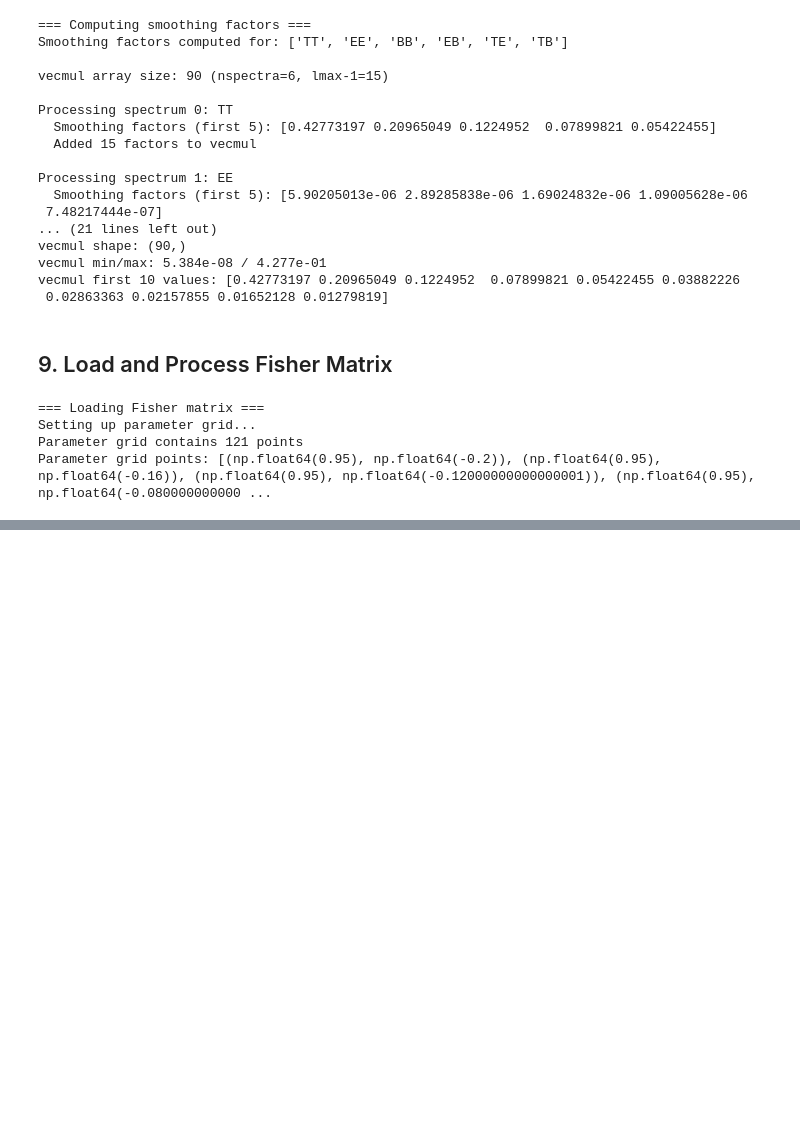
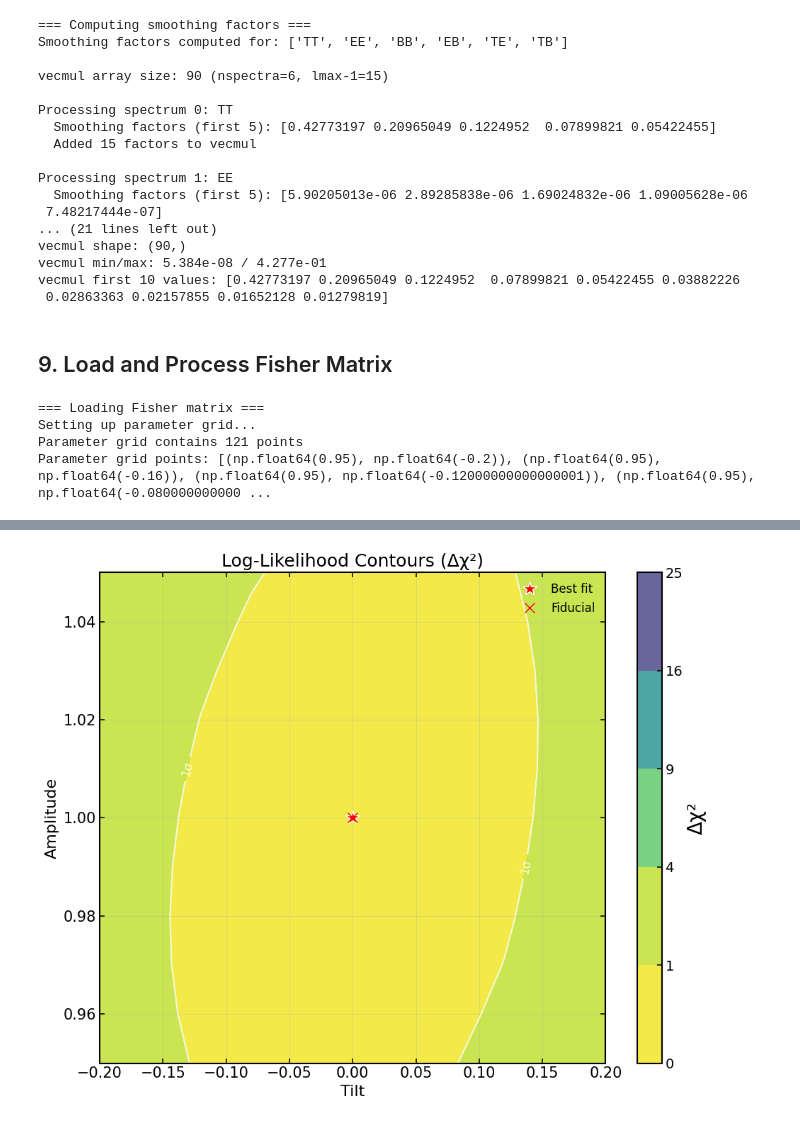
Before and after one commit to ggalloni/CosmoForge, a Jupyter notebook: src/cosmoforge.picslike/notebooks/TQU_PB_like.ipynb, the cells around one changed output, grey strips where cells are left out. Saved outputs shown, nothing was run; the diff lists cells and outputs as text; code cells hidden in the pictures; blank space fills up the shorter version.

```diff
--- a/src/cosmoforge.picslike/notebooks/TQU_PB_like.ipynb
+++ b/src/cosmoforge.picslike/notebooks/TQU_PB_like.ipynb
@@ -547,5 +547,7 @@ Minimum χ² = -722.54
 Contour plot with confidence intervals displayed.
 # %%
-# full_like = PICSLike(param_file)
+# Equivalent to running the full likelihood in one step
+print("=== Running full likelihood ===")
+full_like = PICSLike(param_file)
 
-# full_like.run()
+full_like.run()
@@ -561,0 +572,81 @@ Contour plot with confidence intervals displayed.
+# %%
+# Create contour plot for log-likelihood
+fig, ax = plt.subplots(figsize=(10, 8))
+
+# Prepare the data
+chi2_mean = chi2_values.mean(axis=-1)
+delta_chi2 = chi2_mean - chi2_mean.min()
+
+# Create coordinate grids
+tilt_grid, amp_grid = np.meshgrid(
+    full_like.parameter_ranges["tilt"], full_like.parameter_ranges["amplitude"]
+)
+
+# Create filled contour plot
+contour_levels = [0, 1, 4, 9, 16, 25]  # Corresponding to 0σ, 1σ, 2σ, 3σ, 4σ, 5σ
+contourf = ax.contourf(
+    tilt_grid, amp_grid, delta_chi2, levels=contour_levels, cmap="viridis_r", alpha=0.8
+)
+
+# Add contour lines
+contour_lines = ax.contour(
+    tilt_grid,
+    amp_grid,
+    delta_chi2,
+    levels=contour_levels,
+    colors="white",
+    linewidths=1.5,
+    alpha=0.8,
+)
+
+# Add contour labels
+ax.clabel(contour_lines, inline=True, fontsize=12, fmt="%dσ")
+
+# Find and mark the best-fit point
+min_idx = np.unravel_index(np.argmin(chi2_mean), chi2_mean.shape)
+best_tilt = full_like.parameter_ranges["tilt"][min_idx[1]]
+best_amp = full_like.parameter_ranges["amplitude"][min_idx[0]]
+
+ax.plot(
+    best_tilt,
+    best_amp,
+    "r*",
+    markersize=15,
+    label="Best fit",
+    markeredgecolor="white",
+    markeredgewidth=1,
+)
+
+ax.plot(
+    0.0,
+    1.0,
+    "bx",
+    markersize=10,
+    label="Fiducial",
+    markeredgecolor="red",
+    markeredgewidth=1,
+)
+
+# Customize the plot
+ax.set_xlabel("Tilt", fontsize=16)
+ax.set_ylabel("Amplitude", fontsize=16)
+ax.set_title("Log-Likelihood Contours (Δχ²)", fontsize=18)
+
+# Add colorbar
+cbar = plt.colorbar(contourf, ax=ax, label="Δχ²")
+cbar.ax.tick_params(labelsize=14)
+
+# Add legend
+ax.legend(fontsize=12)
+
+# Add grid for better readability
+ax.grid(True, alpha=0.3)
+
+plt.tight_layout()
+plt.show()
+
+print(f"Best-fit parameters: Amplitude = {best_amp:.4f}, Tilt = {best_tilt:.4f}")
+print(f"Minimum χ² = {chi2_mean.min():.2f}")
+print("Contour plot with confidence intervals displayed.")
+# %% [output]
+[figure, added]
```
Also changed, not shown: parts of 7 cells of this notebook, 3 other files.
